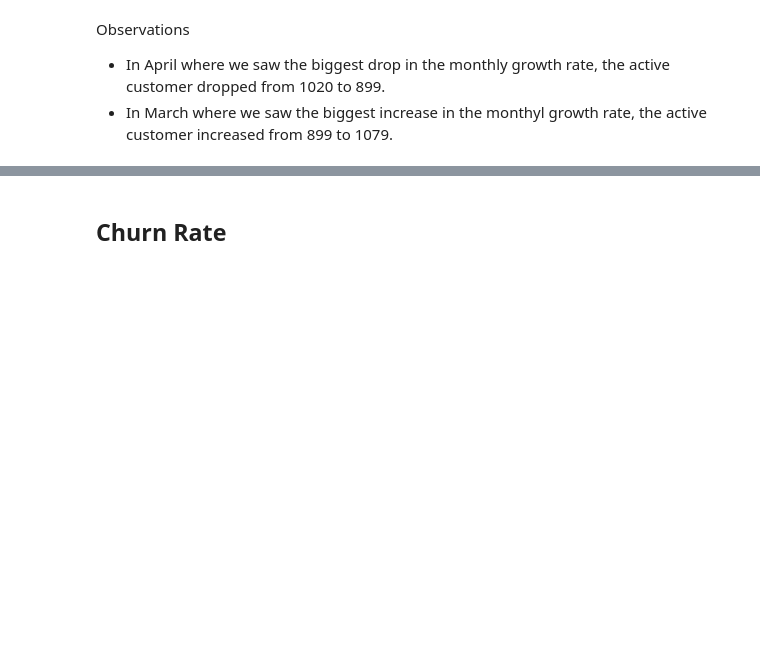
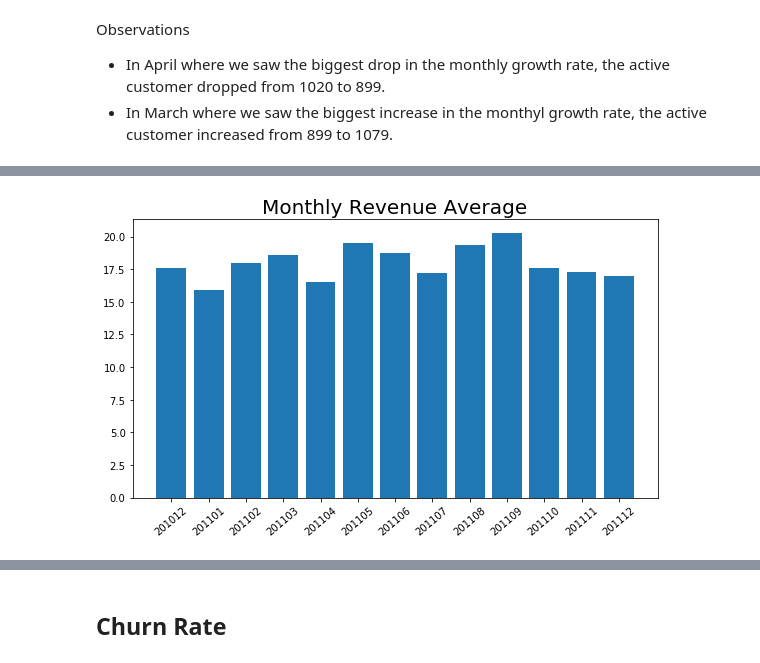
Before and after one commit to dae-han/Business_Growth_Using_Data_Science, a Jupyter notebook: Metrics.ipynb, the cells around one changed output, grey strips where cells are left out. Cells and saved outputs as stored; diff of their text form; code cells hidden in the pictures; blank space fills up the shorter version.

```diff
--- a/Metrics.ipynb
+++ b/Metrics.ipynb
@@ -246,0 +300,3 @@ Observations
+# %%
+df_monthly_order_avg = df.groupby('InvoiceYearMonth').mean()[['Revenue']]
+df_monthly_order_avg
@@ -246,0 +334,12 @@ Observations
+# %%
+# Plot using Matplotlib as Plotly plot does not show in GitHub preview.
+x = df_monthly_order_avg.index
+y = df_monthly_order_avg['Revenue']
+
+plt.figure(figsize = (8,5))
+plt.bar(list(range(1, len(x)+1)),y)
+plt.xticks(list(range(1, len(x)+1)), x, rotation = 40)
+plt.title("Monthly Revenue Average", fontsize = 20)
+plt.tight_layout();
+# %% [output]
+[figure, added]
```
Also changed, not shown: parts of 22 cells of this notebook.
